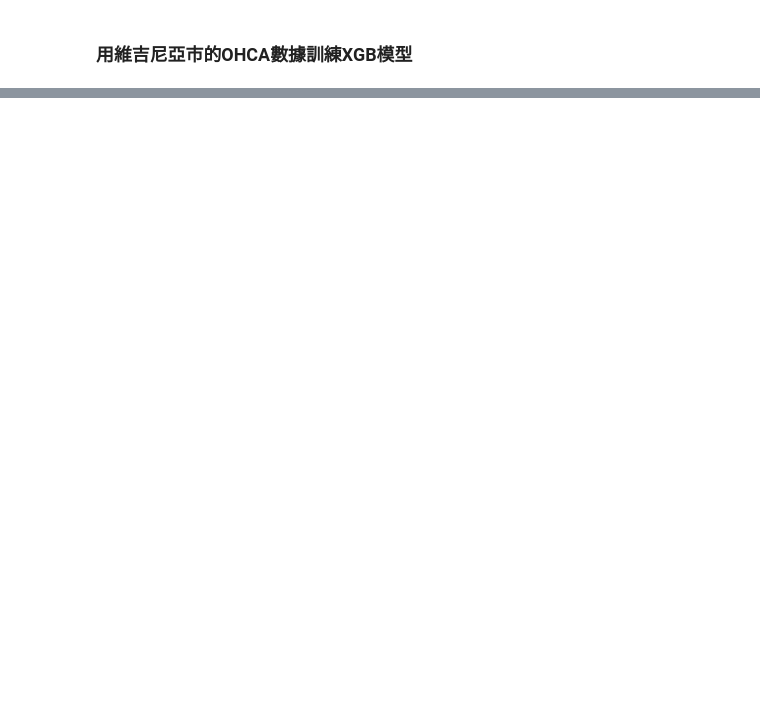
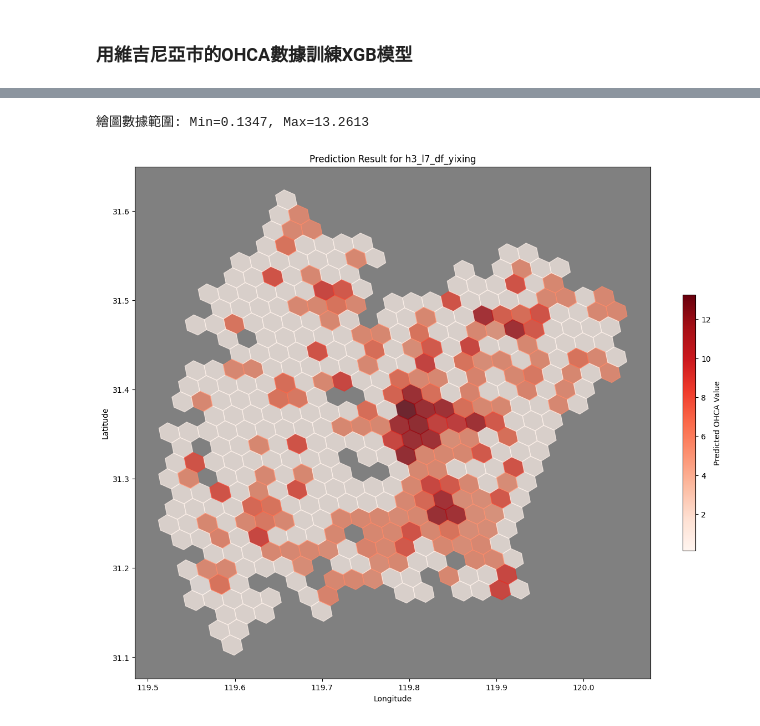
Before and after one commit to giraffeiscute/Yi-xing-city-OHCA-loctaion-prediction, a Jupyter notebook: XGB_yixing.ipynb, the cells around one changed output, grey strips where cells are left out. Saved outputs shown, nothing was run; the diff lists cells and outputs as text; code cells hidden in the pictures; blank space fills up the shorter version.

```diff
--- a/XGB_yixing.ipynb
+++ b/XGB_yixing.ipynb
@@ -219,0 +214,70 @@ plt.show()
+# %%
+import matplotlib.pyplot as plt
+import matplotlib.colors as mcolors
+from shapely.geometry import Polygon
+import h3
+
+# ---------------------------------------------------------
+# Step 1: 準備繪圖資料
+# ---------------------------------------------------------
+# 將原本的 ID 與 剛剛算出來的預測值 (y_pred_yixing_final) 結合
+visualization_df = pd.DataFrame({
+    'id': h3_l7_df_yixing['id'],      # 確保這裡是來自 yixing 資料集的 ID
+    'pred_value': y_pred_yixing_final # 這是剛剛算出來的預測結果
+})
+
+# 定義顏色範圍 (vmin, vmax)
+# 使用這次預測結果的最大最小值，讓顏色分布最明顯
+vmin_val = visualization_df['pred_value'].min()
+vmax_val = visualization_df['pred_value'].max()
+
+print(f"繪圖數據範圍: Min={vmin_val:.4f}, Max={vmax_val:.4f}")
+
+# ---------------------------------------------------------
+# Step 2: 開始繪圖
+# ---------------------------------------------------------
+fig, ax = plt.subplots(figsize=(15, 12))
+
+# 建立顏色映射 (Normalize)
+color_norm = mcolors.Normalize(vmin=vmin_val, vmax=vmax_val)
+
+# Step 3: 繪製每個網格
+# 注意：如果數據量很大，這個迴圈可能會跑一點時間
+for index, row in visualization_df.iterrows():
+    # 將 H3 索引轉換為多邊形邊界 (geo_json=True 確保輸出格式為 (lng, lat))
+    try:
+        boundary = h3.h3_to_geo_boundary(row['id'], geo_json=True)
+        polygon = Polygon(boundary)
+
+        # 根據預測值決定顏色
+        color = plt.cm.Reds(color_norm(row['pred_value']))
+
+        # 畫在圖上
+        ax.fill(*zip(*polygon.exterior.coords), color=color, alpha=0.7)
+    except Exception as e:
+        print(f"Error plotting H3 ID {row['id']}: {e}")
+        continue
+
+# Step 4: 創建並顯示顏色條
+sm = plt.cm.ScalarMappable(cmap=plt.cm.Reds, norm=color_norm)
+sm.set_array([])
+cbar = fig.colorbar(sm, ax=ax, orientation='vertical', shrink=0.5)
+cbar.set_label('Predicted OHCA Value') # 設定 Colorbar 標籤
+
+# Step 5: 設定地圖細節
+ax.set_xlabel('Longitude')
+ax.set_ylabel('Latitude')
+ax.set_title('Prediction Result for h3_l7_df_yixing') # 設定標題
+ax.set_facecolor('grey') # 設定背景色，讓紅色更明顯
+
+# 自動調整顯示範圍以適應所有多邊形
+ax.autoscale_view()
+
+# 顯示地圖
+plt.show()
+
+# 如果想存檔，可以取消下面這行的註解
+# fig.savefig('Prediction_Result_yixing.png', dpi=300)
+# %% [output]
+繪圖數據範圍: Min=0.1347, Max=13.2613
+[figure, added]
```
Also changed, not shown: parts of 10 cells of this notebook, 3 other files.
